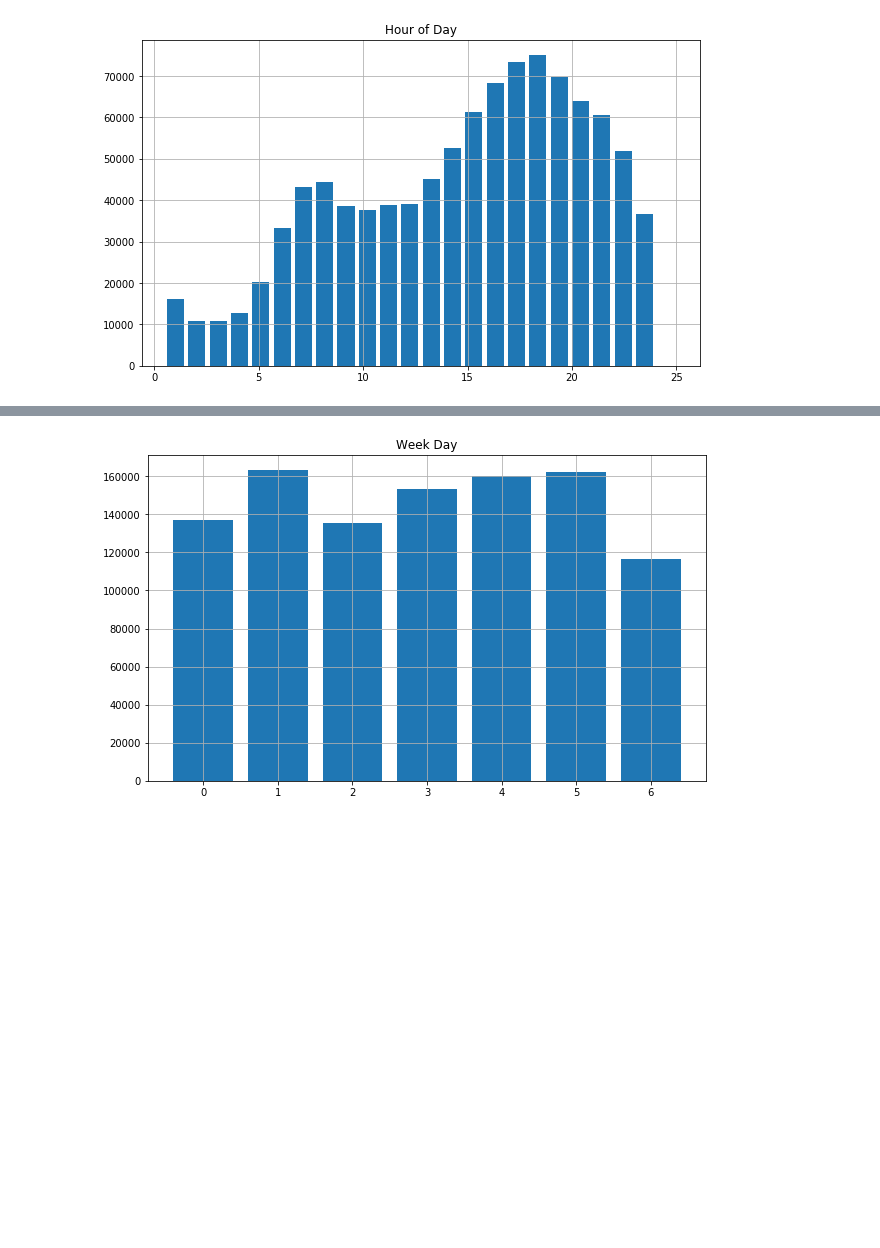
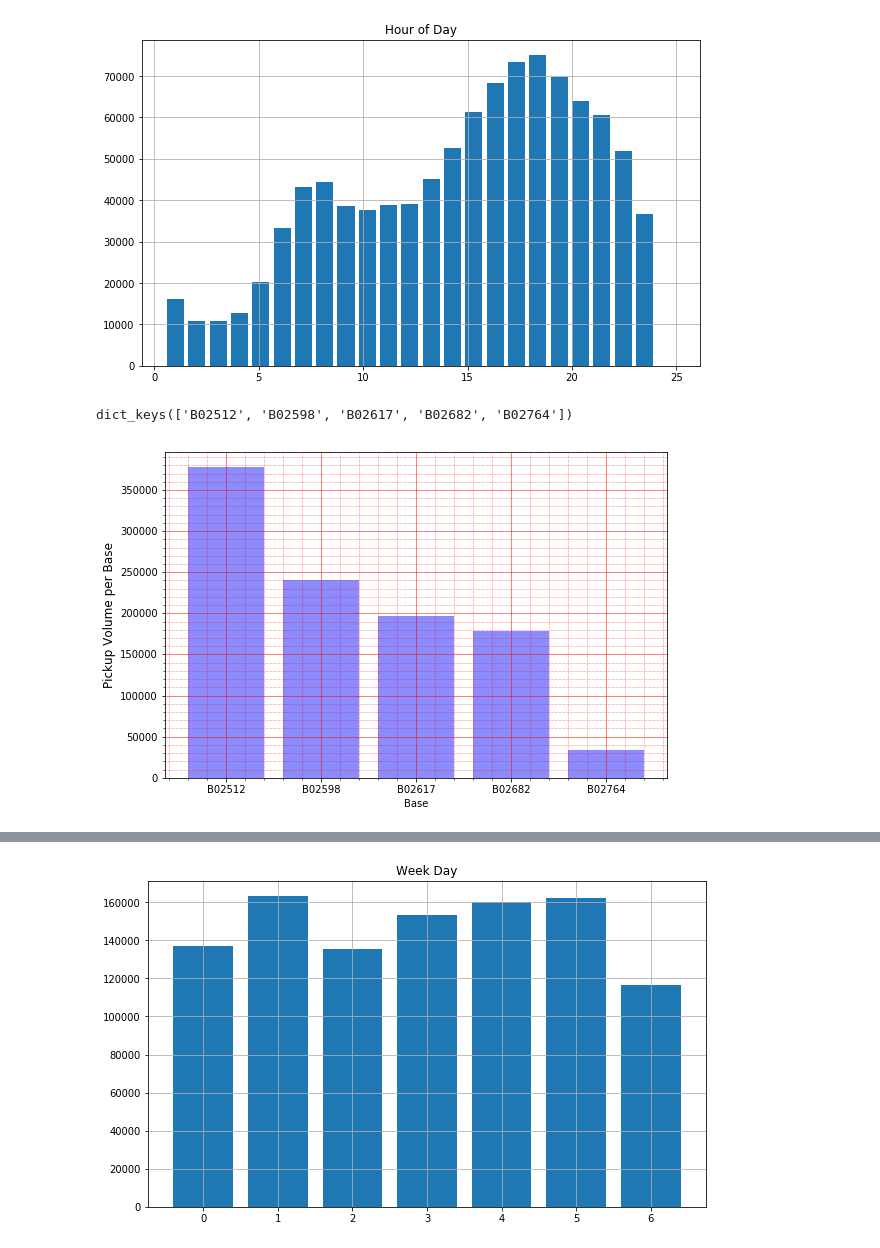
Before and after one commit to Bralabee/Brala_UberAnalysis, a Jupyter notebook: UberData_Analysis.ipynb, the cells around one changed output, grey strips where cells are left out. Cells and saved outputs as stored; diff of their text form; code cells hidden in the pictures; blank space fills up the shorter version.

```diff
--- a/UberData_Analysis.ipynb
+++ b/UberData_Analysis.ipynb
@@ -122,3 +154,28 @@ sept14.shape[0], sept14.shape[1]
 p = sept14.hist(column='Hour of Day',bins=24, range=(0.5, 25), rwidth=.8, figsize=(10,6))
 # %% [output]
 [figure]
+# %%
+x_base = sept14.groupby(['Base']).groups.keys()
+x_base
+# %% [output]
+dict_keys(['B02512', 'B02598', 'B02617', 'B02682', 'B02764'])
+# %%
+#plot shows pickup distribution according to base.
+
+x_base = sept14.groupby(['Base']).groups.keys()
+y_volume = sept14['Base'].value_counts()
+
+plt.figure(figsize=(9,6))
+plt.bar(x_base,y_volume, color='blue', alpha=0.45)
+
+plt.ylabel('Pickup Volume per Base', fontsize=12)
+plt.xlabel('Base')
+plt.xticks(rotation=0)
+
+plt.minorticks_on()
+plt.grid(which='major', linestyle='-', linewidth=0.5, color='red' )
+plt.grid(which='minor', linestyle=':', linewidth=0.5, color='red' )
+
+plt.show()
+# %% [output]
+[figure, added]
```
Also changed, not shown: parts of 15 cells of this notebook.
